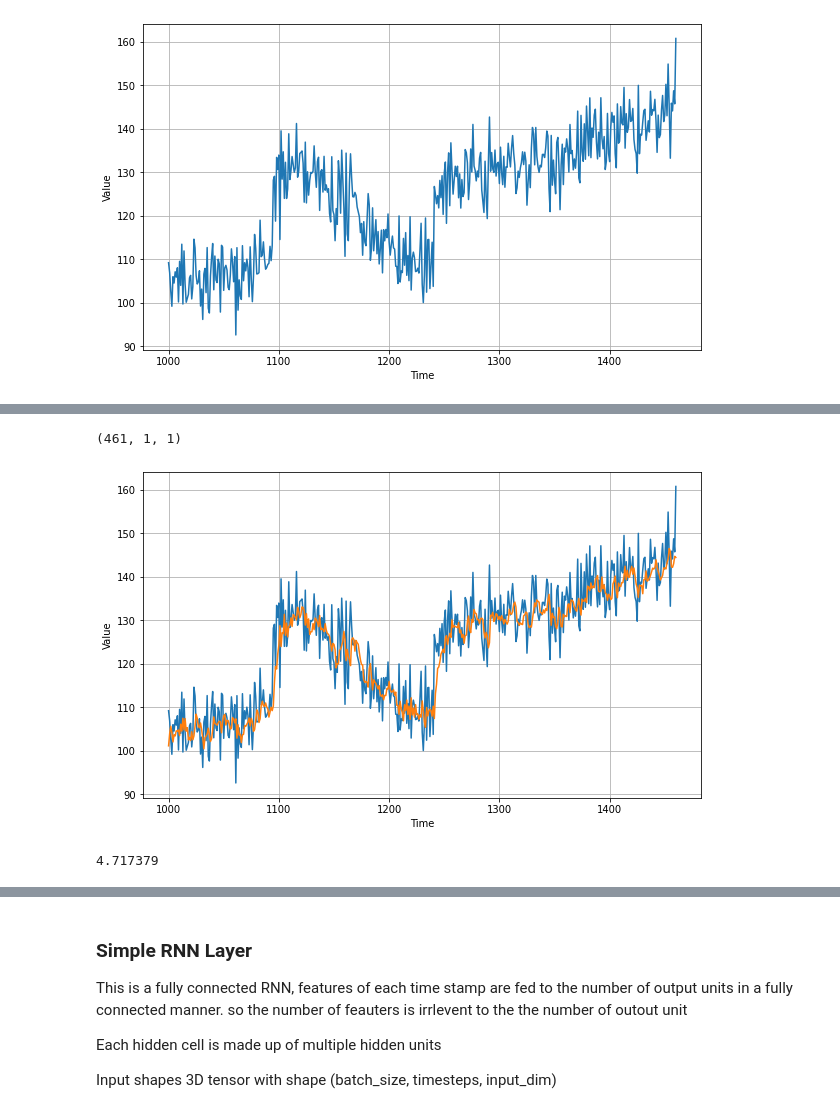
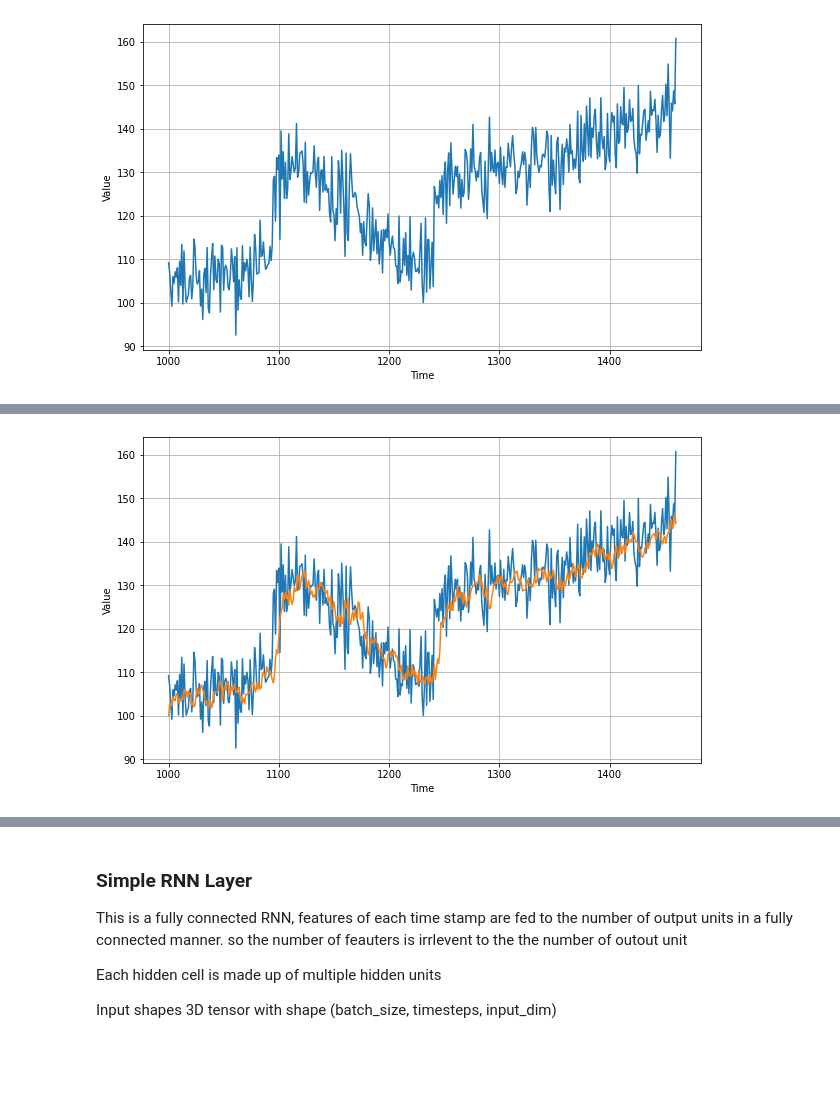
Before and after one commit to Walid-Ahmed/Google-Tensorflow-Certificate, a Jupyter notebook: Time_Series.ipynb, the cells around one changed output, grey strips where cells are left out. Drawn from its saved outputs; the diff is of its cells as text; code cells hidden in the pictures; blank space fills up the shorter version.

```diff
--- a/Time_Series.ipynb
+++ b/Time_Series.ipynb
@@ -60,10 +62,12 @@ Trainable params: 331
 Non-trainable params: 0
 _________________________________________________________________
 # %%
+window_size=20
 model = tf.keras.models.Sequential([
     tf.keras.layers.Dense(100, input_shape=[window_size], activation="relu"),
     tf.keras.layers.Dense(10, activation="relu"),
     tf.keras.layers.Dense(1)
 ])
-
-model.compile(loss="mse", optimizer=tf.keras.optimizers.SGD(lr=1e-6, momentum=0.9))
+optimizer=tf.keras.optimizers.SGD(lr=1e-6, momentum=0.9)
+model.summary()
+model.compile(loss="mse", optimizer=optimizer, metrics=["mae"])
@@ -455,6 +501,7 @@ def windowed_dataset(series, window_size, batch_size, shuffle_buffer):
 x_train=np.arange(start=1, stop=1000)
 window_size=4
 batch_size=2
+shuffle_buffer_size=1000
 dataset = windowed_dataset(x_train, window_size, batch_size, shuffle_buffer_size)
 for x,y in dataset:
   print("x = ", x.numpy())
@@ -677,5 +771,5 @@ model = tf.keras.models.Sequential([
     tf.keras.layers.Dense(1)
 ])
 
-model.compile(loss="mse", optimizer=tf.keras.optimizers.SGD(lr=1e-6, momentum=0.9))
+model.compile(loss="mse", optimizer=tf.keras.optimizers.SGD(lr=1e-6, momentum=0.9) ,  metrics=["mae"])
 history=model.fit(dataset,epochs=100,verbose=0) ## Do not specify the batch_size or Y  as  your data is in the form of datasets
@@ -785,7 +922,7 @@ model = tf.keras.models.Sequential([
     tf.keras.layers.Dense(1)
 ])
 
-model.compile(loss="mse", optimizer=tf.keras.optimizers.SGD(lr=1e-6, momentum=0.9))
+model.compile(loss="mse", optimizer=tf.keras.optimizers.SGD(lr=1e-6, momentum=0.9),  metrics=["mae"])
 history=model.fit(dataset,epochs=100,verbose=0) ## Do not specify the batch_size or Y  as  your data is in the form of datasets
 # %%
 #Skip first 10 epochs
@@ -800,28 +982,25 @@ plt.show()
 # %%
 forecast = []
 for time in range(len(series) - window_size):
   inputWindow=series[time:time + window_size]
   inputWindow=inputWindow[np.newaxis]
   value=model.predict(inputWindow) # numpy array of shape (1,1) ex [[26.194109]]
   forecast.append(value) # forecast is a list of numpy array, eah numpy array is of size (1,1)
 
 
 forecast = forecast[split_time-window_size:]
 
-forecast=np.array(forecast) # ex shae will be (461, 1, 1)
-forecast=(forecast)[:, 0, 0]
+forecast=np.array(forecast) # ex shape will be (461, 1, 1)
+results=(forecast)[:, 0, 0]
 
 plt.figure(figsize=(10, 6))
 
 plot_series(time_valid, x_valid)
 plot_series(time_valid, results)
 # %% [output]
-(461, 1, 1)
-[figure, old version]
+[figure, new version]
 # %%
 tf.keras.metrics.mean_absolute_error(x_valid, results).numpy()
-# %% [output]
-4.717379
 # %%
 dataset = windowed_dataset(x_train, window_size, batch_size, shuffle_buffer_size)
 
```
Also changed, not shown: parts of 63 cells of this notebook.
